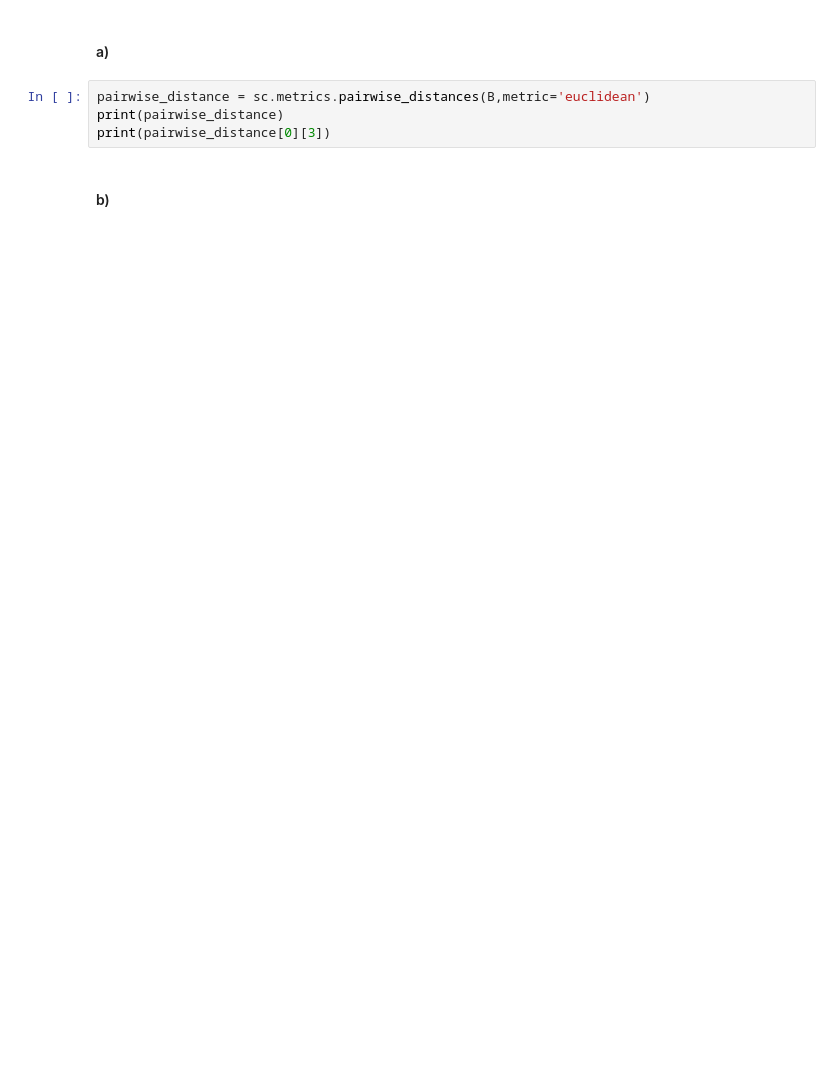
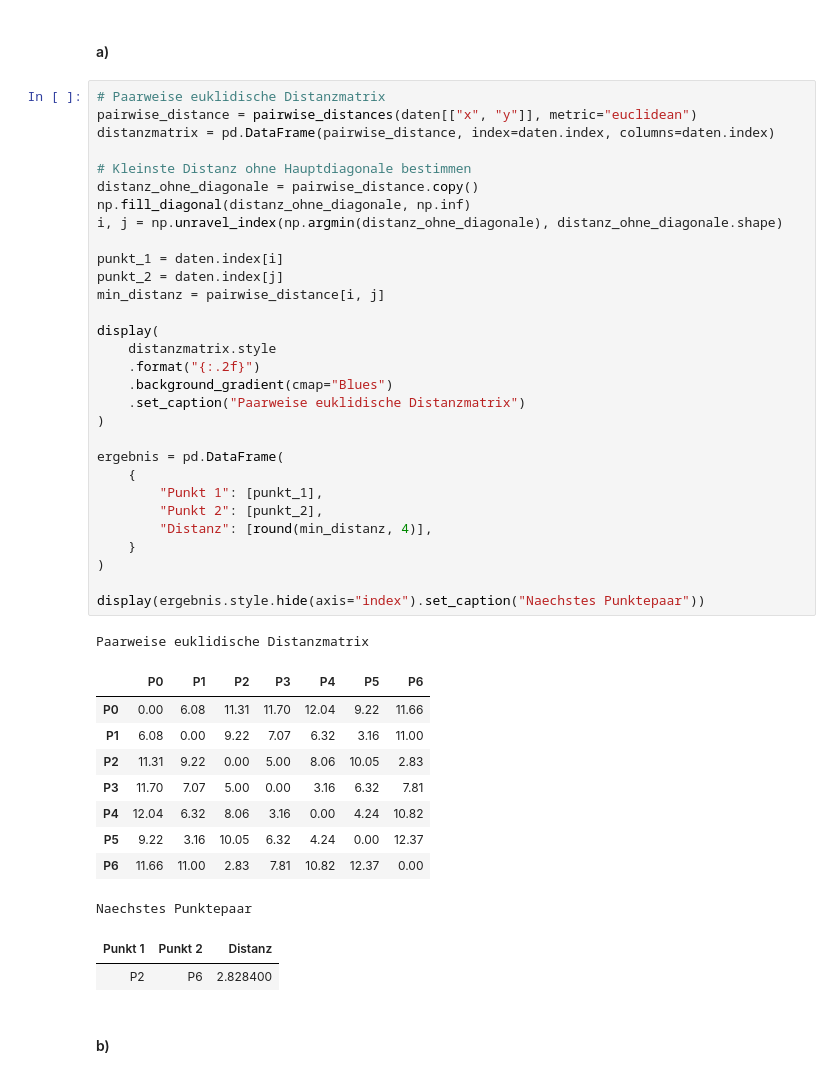
Before and after one commit to TieRub/DMg_2026, a Jupyter notebook: B2/Aufgabe-B2.ipynb, the cells around one changed output. Cells and saved outputs as stored; diff of their text form; blank space fills up the shorter version.

```diff
--- a/B2/Aufgabe-B2.ipynb
+++ b/B2/Aufgabe-B2.ipynb
@@ -15,8 +35,47 @@ print(B)
 # %% [markdown]
 #### a)
 # %%
-pairwise_distance = sc.metrics.pairwise_distances(B,metric='euclidean')
-print(pairwise_distance)
-print(pairwise_distance[0][3])
+# Paarweise euklidische Distanzmatrix
+pairwise_distance = pairwise_distances(daten[["x", "y"]], metric="euclidean")
+distanzmatrix = pd.DataFrame(pairwise_distance, index=daten.index, columns=daten.index)
+
+# Kleinste Distanz ohne Hauptdiagonale bestimmen
+distanz_ohne_diagonale = pairwise_distance.copy()
+np.fill_diagonal(distanz_ohne_diagonale, np.inf)
+i, j = np.unravel_index(np.argmin(distanz_ohne_diagonale), distanz_ohne_diagonale.shape)
+
+punkt_1 = daten.index[i]
+punkt_2 = daten.index[j]
+min_distanz = pairwise_distance[i, j]
+
+display(
+    distanzmatrix.style
+    .format("{:.2f}")
+    .background_gradient(cmap="Blues")
+    .set_caption("Paarweise euklidische Distanzmatrix")
+)
+
+ergebnis = pd.DataFrame(
+    {
+        "Punkt 1": [punkt_1],
+        "Punkt 2": [punkt_2],
+        "Distanz": [round(min_distanz, 4)],
+    }
+)
+
+display(ergebnis.style.hide(axis="index").set_caption("Naechstes Punktepaar"))
+# %% [output]
+Paarweise euklidische Distanzmatrix
+|  | P0 | P1 | P2 | P3 | P4 | P5 | P6 |
+| P0 | 0.00 | 6.08 | 11.31 | 11.70 | 12.04 | 9.22 | 11.66 |
+| P1 | 6.08 | 0.00 | 9.22 | 7.07 | 6.32 | 3.16 | 11.00 |
+| P2 | 11.31 | 9.22 | 0.00 | 5.00 | 8.06 | 10.05 | 2.83 |
+| P3 | 11.70 | 7.07 | 5.00 | 0.00 | 3.16 | 6.32 | 7.81 |
+| P4 | 12.04 | 6.32 | 8.06 | 3.16 | 0.00 | 4.24 | 10.82 |
+| P5 | 9.22 | 3.16 | 10.05 | 6.32 | 4.24 | 0.00 | 12.37 |
+| P6 | 11.66 | 11.00 | 2.83 | 7.81 | 10.82 | 12.37 | 0.00 |
+Naechstes Punktepaar
+| Punkt 1 | Punkt 2 | Distanz |
+| P2 | P6 | 2.828400 |
 # %% [markdown]
 #### b)
```
Also changed, not shown: parts of 12 cells of this notebook, 1 other file.
